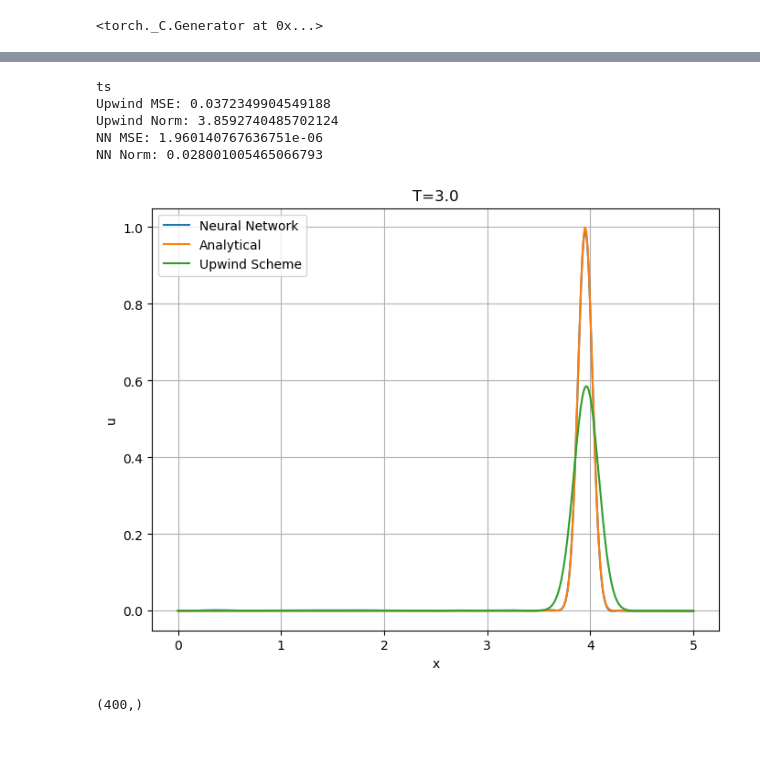
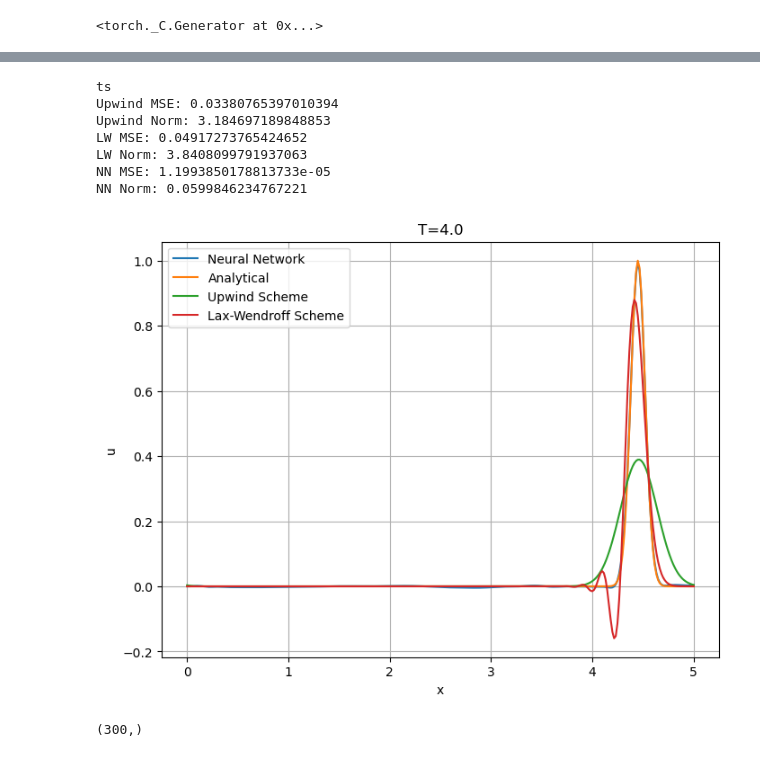
Before and after one commit to chaytonb/Assignment-1-ML-Course, a Jupyter notebook: 1d_advection_comparison.ipynb, the cells around one changed output, grey strips where cells are left out. Saved outputs shown, nothing was run; the diff lists cells and outputs as text; code cells hidden in the pictures.

Commit message:
Small progress, added comparison plots

```diff
--- a/1d_advection_comparison.ipynb
+++ b/1d_advection_comparison.ipynb
@@ -11,10 +11,10 @@ torch.manual_seed(42)
 <torch._C.Generator at 0x...>
 # %%
 # Parameters
-nx = 400  # Number of spatial grid points
+nx = 300  # Number of spatial grid points
 L = 5.0  # Length of the domain
 dt = 0.01  # Time step
-a = 0.9  # Advection speed
+a = 0.8  # Advection speed
 T = 5.0  # Total simulation time
 nt = int(T / dt)  # Number of time steps
 dx = L / (nx - 1)  # Spatial resolution
@@ -84,11 +84,11 @@ def boundary_loss(t):
     return torch.mean((u_left - u_right) ** 2)
 
 # Training loop
-for epoch in range(15000):
+for epoch in range(10000):
     optimizer.zero_grad()
 
     # Sample random collocation points
-    num_samples = 250
+    num_samples = 100
     x_torch = torch.tensor(np.random.choice(x, num_samples, replace=True), dtype=torch.float32).reshape(-1, 1)
     t_torch = torch.tensor(np.random.choice(t, num_samples, replace=True), dtype=torch.float32).reshape(-1, 1)
 
@@ -126,7 +121,7 @@ Epoch 14000, Loss: 7.552393981313799e-06, PDE Loss: 1.1009614127033274e-06, IC L
 plt.figure(figsize=(8, 6))
 
 # Time Step
-time = 3.0
+time = 4.0
 
 ##############################################
 # NN Solution
@@ -164,40 +159,71 @@ for n in range(nt):
 
     # Plot at specific step and store
     if n == time*100:
-        print('ts')
         u_upwind = u
         plt.plot(x, u, label="Upwind Scheme")
 ################################################
+# Lax-Wendroff
+# Initial condition: Gaussian pulse
+def initial_condition(x):
+    return np.exp(-((x - L / 4) / 0.1) ** 2)
 
+u = initial_condition(x)  # Initialize solution
+
+# Lax-Wendroff Scheme
+for n in range(nt):
+    # Compute fluxes
+    flux = 0.5 * a * (u[1:] + u[:-1]) - 0.5 * (a**2 * dt / dx) * (u[1:] - u[:-1])
+
+    # Update solution
+    u[1:-1] = u[1:-1] - (dt / dx) * (flux[1:] - flux[:-1])
+
+    # Periodic boundary conditions
+    u[0] = u[-2]  # Update left boundary
+    u[-1] = u[1]  # Update right boundary
+
+    # Plot at specific step and record value
+    if n == time*100:
+        u_lw = u
+        plt.plot(x, u, label=f"Lax-Wendroff Scheme")
+#################################################
 
 # Calculate errors (MSE)
 upwind_diffs = u_analytical - u_upwind
 upwind_mse = np.mean(np.square(upwind_diffs))
 upwind_norm = np.linalg.norm(upwind_diffs)
 print("Upwind MSE: " + str(upwind_mse))
 print("Upwind Norm: " + str(upwind_norm))
+
+lw_diffs = u_analytical - u_lw
+lw_mse = np.mean(np.square(lw_diffs))
+lw_norm = np.linalg.norm(lw_diffs)
+print("LW MSE: " + str(lw_mse))
+print("LW Norm: " + str(lw_norm))
 
 nn_diffs = u_analytical - u_nn
 nn_mse = np.mean(np.square(nn_diffs))
 nn_norm = np.linalg.norm(nn_diffs)
 print("NN MSE: " + str(nn_mse))
 print("NN Norm: " + str(nn_norm))
 
 # Set up plot
 plt.legend()
 plt.xlabel("x")
 plt.ylabel("u")
 plt.grid()
 plt.title(f"T={time}")
+plt.savefig(f'plots/comparison_{time}.png')
 plt.show()
 # %% [output]
 ts
-Upwind MSE: 0.0372349904549188
-Upwind Norm: 3.8592740485702124
-NN MSE: 1.960140767636751e-06
-NN Norm: 0.028001005465066793
+Upwind MSE: 0.03380765397010394
+Upwind Norm: 3.184697189848853
+LW MSE: 0.04917273765424652
+LW Norm: 3.8408099791937063
+NN MSE: 1.1993850178813733e-05
+NN Norm: 0.0599846234767221
-[figure, old version]
+[figure, new version]
 # %%
 u_nn.shape
 # %% [output]
-(400,)
+(300,)
```
Also changed, not shown: parts of 2 cells of this notebook, 5 other files.
